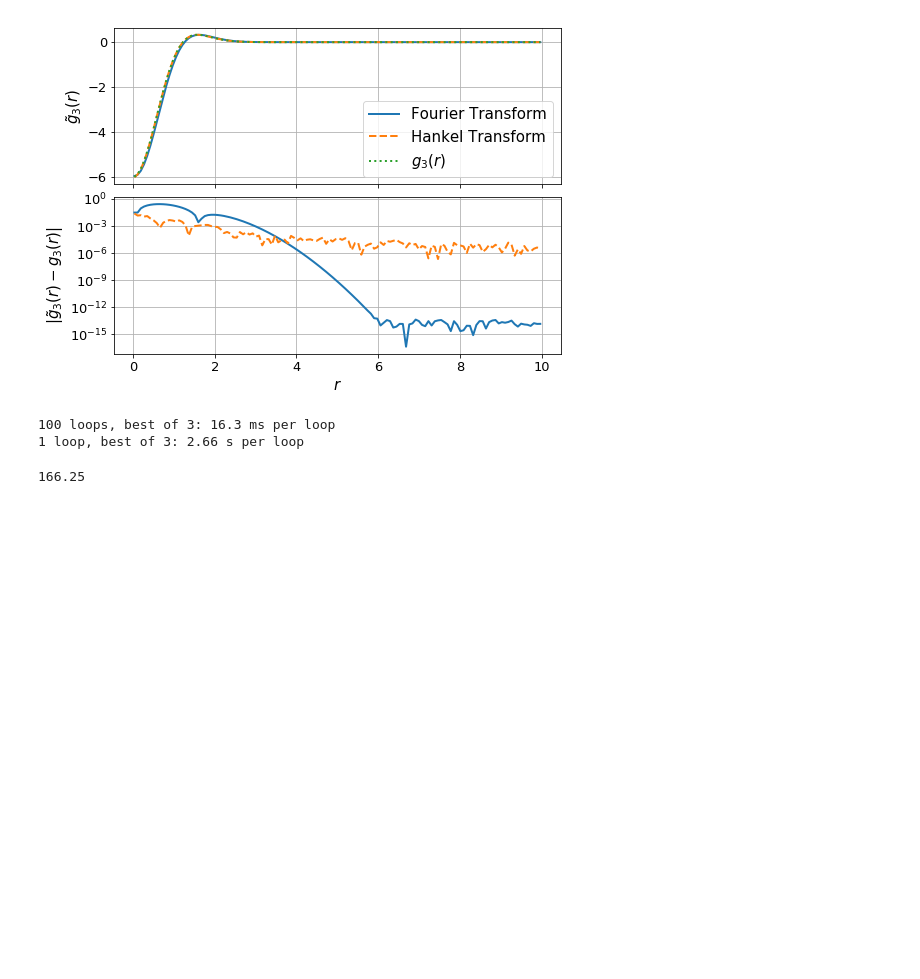
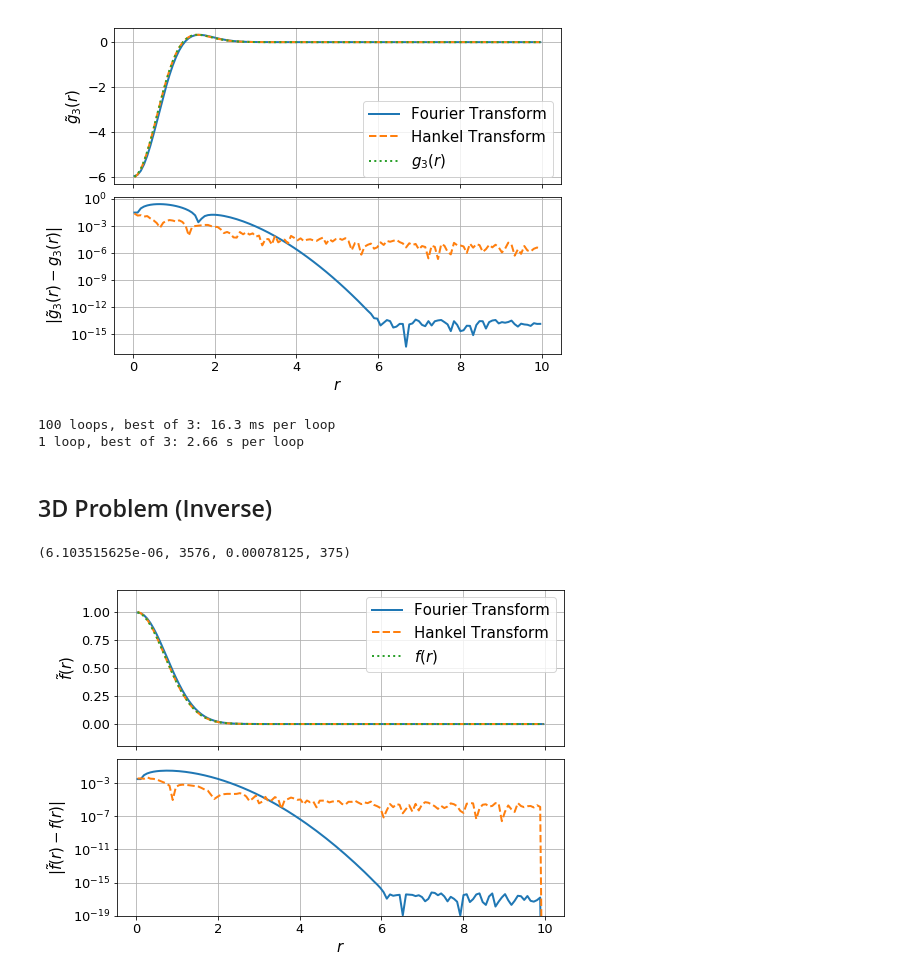
Before and after one commit to steven-murray/hankel, a Jupyter notebook: docs/demos/paper_plots.ipynb, the cells around one changed output. Drawn from its saved outputs; the diff is of its cells as text; code cells hidden in the pictures; blank space fills up the shorter version.

```diff
--- a/docs/demos/paper_plots.ipynb
+++ b/docs/demos/paper_plots.ipynb
@@ -392,7 +394,46 @@ if prefix:
 # %% [output]
 100 loops, best of 3: 16.3 ms per loop
 1 loop, best of 3: 2.66 s per loop
-# %%
-2.66/0.016
-# %% [output]
-166.25
+# %% [markdown]
+## 3D Problem (Inverse)
+# %%
+hback, res, Nback = get_h(fhat_3d, nu=3, K=r_ht[::10], cls=SymmetricFourierTransform, atol=1e-8, rtol=1e-4, inverse=True)
+K = np.logspace(-2, 2, N) # These values come from inspection of the plot above, which shows that ghat is ~zero outside these bounds
+hforward, res, Nforward = get_h(g3, nu=3, K=K[::50], cls=SymmetricFourierTransform, atol=1e-8, rtol=1e-4)
+hforward,Nforward,hback,Nback
+# %% [output]
+(6.103515625e-06, 3576, 0.00078125, 375)
+# %%
+## FT
+r_ft, f_ft = ft_transformation_3d(g3,x_ft, inverse=True)
+
+# Note: r_ft is equivalent to r_ht
+
+## HT
+f_ht = ht_transformation_nd(g3,ndim=3, N_forward=Nforward, h_forward=hforward,N_back=Nback, h_back=hback, K = K, r = r_ht, inverse=True)
+# %%
+fig, ax = plt.subplots(2,1, sharex=True,gridspec_kw={"hspace":0.08},figsize=(8,6))
+#np.mean(f(r_ft)) - np.mean(f_ft)
+ax[0].plot(r_ft, f_ft + f(r_ft)[-1] - f_ft[-1], label="Fourier Transform", lw=2)
+ax[0].plot(r_ht, f_ht + f(r_ft)[-1] - f_ht[-1], label="Hankel Transform", lw=2, ls='--')
+ax[0].plot(r_ht, f(r_ht), label = "$f(r)$", lw=2, ls = ':')
+ax[0].legend()
+
+ax[0].grid(True)
+ax[0].set_ylabel(r"$\tilde{f}(r)$",fontsize=15)
+ax[0].set_ylim(-0.2,1.2)
+#ax[0].set_yscale('log')
+
+ax[1].plot(r_ft, np.abs(f_ft + f(r_ft)[-1] - f_ft[-1] -f(r_ft)), lw=2)
+ax[1].plot(r_ht, np.abs(f_ht + f(r_ft)[-1] - f_ht[-1] -f(r_ht)),lw=2, ls='--')
+
+ax[1].set_yscale('log')
+ax[1].set_ylabel(r"$|\tilde{f}(r)-f(r)|$",fontsize=15)
+ax[1].set_xlabel(r"$r$",fontsize=15)
+ax[1].set_ylim(1e-19, 0.8)
+plt.grid(True)
+
+if prefix:
+    fig.savefig(path.join(prefix,"inverse_laplacian_3d.pdf"))
+# %% [output]
+[figure, added]
```
Also changed, not shown: parts of 7 cells of this notebook.
